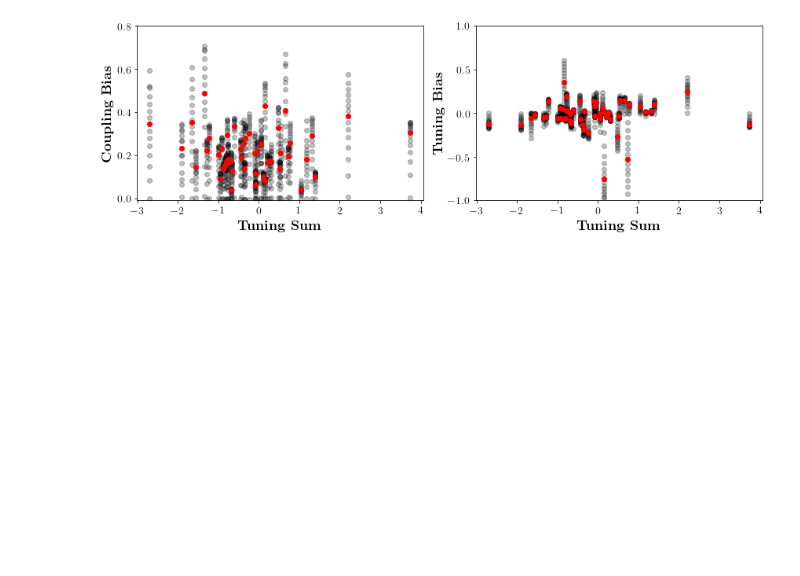
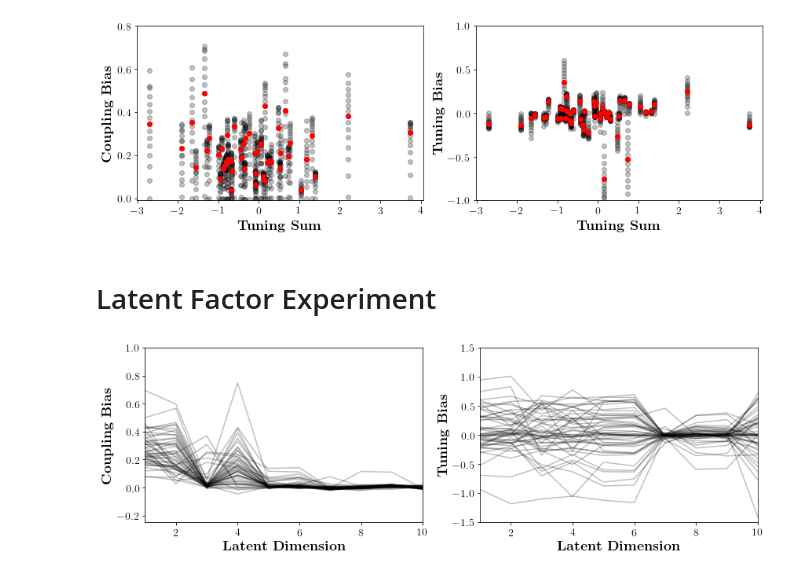
Before and after one commit to BouchardLab/neurobiases, a Jupyter notebook: notebooks/analyze_tc_experiment.ipynb, the cells around one changed output. Saved outputs shown, nothing was run; the diff lists cells and outputs as text; code cells hidden in the pictures; blank space fills up the shorter version.

Commit message:
add script for latent dimension tc exp, with analysis in notebook

```diff
--- a/notebooks/analyze_tc_experiment.ipynb
+++ b/notebooks/analyze_tc_experiment.ipynb
@@ -9,13 +9,17 @@ from neurobiases.utils import process_tc_results
 # %%
 base_path = os.path.join(os.environ['HOME'], 'fits/neurobiases')
 # %%
-coupling_path = os.path.join(base_path, "bias_analysis_coupling.npz")
-tuning_path = os.path.join(base_path, "bias_analysis_tuning.npz")
-nc_path = os.path.join(base_path, "bias_analysis_nc.npz")
+coupling_path = os.path.join(base_path, 'bias_analysis_coupling.npz')
+tuning_path = os.path.join(base_path, 'bias_analysis_tuning.npz')
+nc_path = os.path.join(base_path, 'bias_analysis_nc.npz')
+latent_path = os.path.join(base_path, 'bias_analysis_latent_dimension.npz')
+latent_path2 = os.path.join(base_path, 'bias_analysis_latent_dimension2.npz')
 # %%
 coupling_results = np.load(coupling_path)
 tuning_results = np.load(tuning_path)
 nc_results = np.load(nc_path)
+latent_results = np.load(latent_path)
+latent_results2 = np.load(latent_path2)
 # %% [markdown]
 # Coupling Experiment
 # %%
@@ -296,3 +300,7 @@ plt.tight_layout()
 plt.savefig('tc_experiment_nc2.pdf', bbox_inches='tight')
 # %% [output]
 [figure]
+# %% [markdown]
+# Latent Factor Experiment
+# %%
+Ks = 1 + np.arange(10)
@@ -298,0 +338,29 @@ plt.savefig('tc_experiment_nc2.pdf', bbox_inches='tight')
+# %%
+fig, axes = plt.subplots(1, 2, figsize=(12, 4))
+
+for model in range(50):
+    axes[0].plot(
+        Ks,
+        a_bias_avg[model],
+        alpha=0.25,
+        color='black')
+    axes[1].plot(
+        Ks,
+        b_bias_avg[model],
+        alpha=0.25,
+        color='black')
+
+for ax in axes:
+    ax.set_xlabel(r'\textbf{Latent Dimension}', fontsize=18)
+    ax.set_xlim([1, 10])
+    ax.tick_params(labelsize=14)
+
+axes[0].set_ylabel(r'\textbf{Coupling Bias}', fontsize=18)
+axes[0].set_ylim([-0.25, 1.0])
+axes[1].set_ylabel(r'\textbf{Tuning Bias}', fontsize=18)
+axes[1].set_ylim([-1.5, 1.5])
+
+plt.tight_layout()
+plt.savefig('tc_experiment_latent_dim_1.pdf', bbox_inches='tight')
+# %% [output]
+[figure, added]
```
Also changed, not shown: parts of 3 cells of this notebook, 1 other file.
